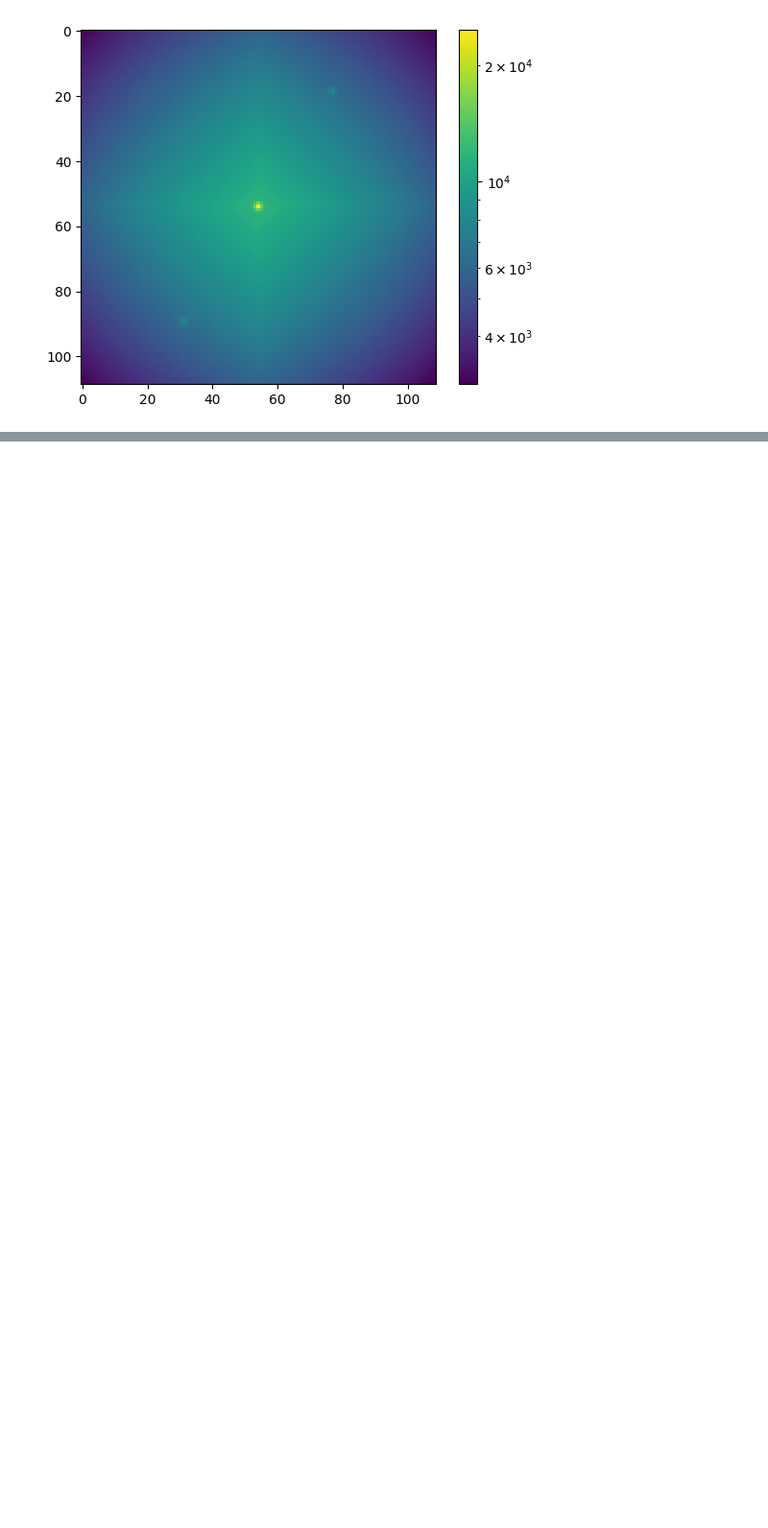
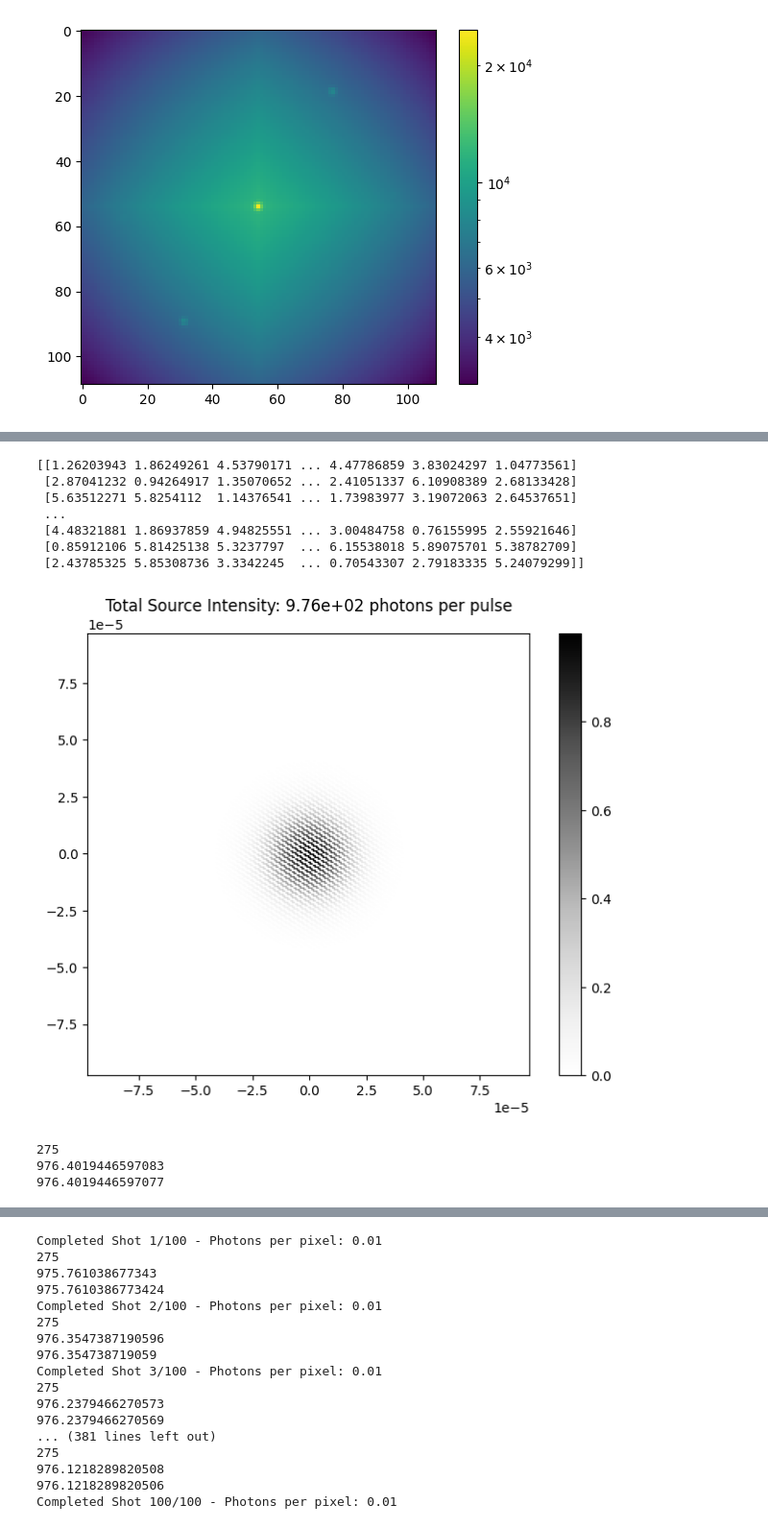
Before and after one commit to johnnymtex/photonMismatch, a Jupyter notebook: different_approach.ipynb, the cells around one changed output, grey strips where cells are left out. Shown at 96% size. Drawn from its saved outputs; the diff is of its cells as text; code cells hidden in the pictures; blank space fills up the shorter version.

```diff
--- a/different_approach.ipynb
+++ b/different_approach.ipynb
@@ -585,0 +690,35 @@ plt.show()
+# %%
+def fraunhofer_propagation(E, wavelength, z, dx, padding_factor=1):
+    """
+    Propagate an input field E using the Fraunhofer approximation with zero-padding.
+    """
+    N = E.shape[0]
+
+    # Zero-padding the input field
+    pad_width = N * (padding_factor-1)//2
+
+    padded_E = np.pad(E, ((pad_width, pad_width), (pad_width, pad_width)), mode='constant', constant_values=(0+0j,0+0j))
+    padded_N = padded_E.shape[0]
+
+    fx = np.fft.fftshift(np.fft.fftfreq(padded_N, d=dx))
+    fy = np.fft.fftshift(np.fft.fftfreq(padded_N, d=dx))
+    FX, FY = np.meshgrid(fx, fy)
+
+    X_det = FX*wavelength*z
+    Y_det = FY*wavelength*z
+
+    # Fourier transform of the padded input field
+    input_spectrum = np.fft.fftshift(np.fft.fft2(np.fft.ifftshift(padded_E), norm='ortho'))
+
+    # Coordinates in the observation plane
+    print(len(np.fft.fftfreq(N, d=dx)))
+    x_det = np.fft.fftshift(np.fft.fftfreq(N, d=dx)) * wavelength * z
+    y_det = x_det.copy()
+
+    k = 2 * np.pi / wavelength
+
+    # Calculate the output field using the Fraunhofer approximation
+    output_field = np.exp(1j * k * z) * np.exp(1j * k / (2 * z) * (FX**2 + FY**2)) * input_spectrum
+    #output_field = np.fft.fftshift(np.fft.ifft2(np.fft.ifftshift(output_field)))
+
+    return output_field, x_det, y_det
@@ -585,0 +834,19 @@ plt.show()
+# %%
+#np.random.seed(0)
+intensity_images, field_images = simulate_intensity_images(X_source, Y_source, setup.num_shots, setup.num_modes_per_shot, setup.I0, setup.z_prop,
+                                                          setup.gauss_width, setup.stripe_period,
+                                                          current_object_mask_func,
+                                                          setup.num_pixels, dx_source, setup.angle, setup.wavelength,
+                                                          bin_factor, setup.gain, setup.QE, setup.ADC_bits, setup.padding_factor, incoherent=True)
+# %% [output]
+[[1.26203943 1.86249261 4.53790171 ... 4.47786859 3.83024297 1.04773561]
+ [2.87041232 0.94264917 1.35070652 ... 2.41051337 6.10908389 2.68133428]
+ [5.63512271 5.8254112  1.14376541 ... 1.73983977 3.19072063 2.64537651]
+ ...
+ [4.48321881 1.86937859 4.94825551 ... 3.00484758 0.76155995 2.55921646]
+ [0.85912106 5.81425138 5.3237797  ... 6.15538018 5.89075701 5.38782709]
+ [2.43785325 5.85308736 3.3342245  ... 0.70543307 2.79183335 5.24079299]]
+[figure, added]
+275
+976.4019446597083
+976.4019446597077
@@ -585,0 +854,17 @@ plt.show()
+Completed Shot 1/100 - Photons per pixel: 0.01
+275
+975.761038677343
+975.7610386773424
+Completed Shot 2/100 - Photons per pixel: 0.01
+275
+976.3547387190596
+976.354738719059
+Completed Shot 3/100 - Photons per pixel: 0.01
+275
+976.2379466270573
+976.2379466270569
+... (381 lines left out)
+275
+976.1218289820508
+976.1218289820506
+Completed Shot 100/100 - Photons per pixel: 0.01
```
Also changed, not shown: parts of 25 cells of this notebook, 2 other files.
